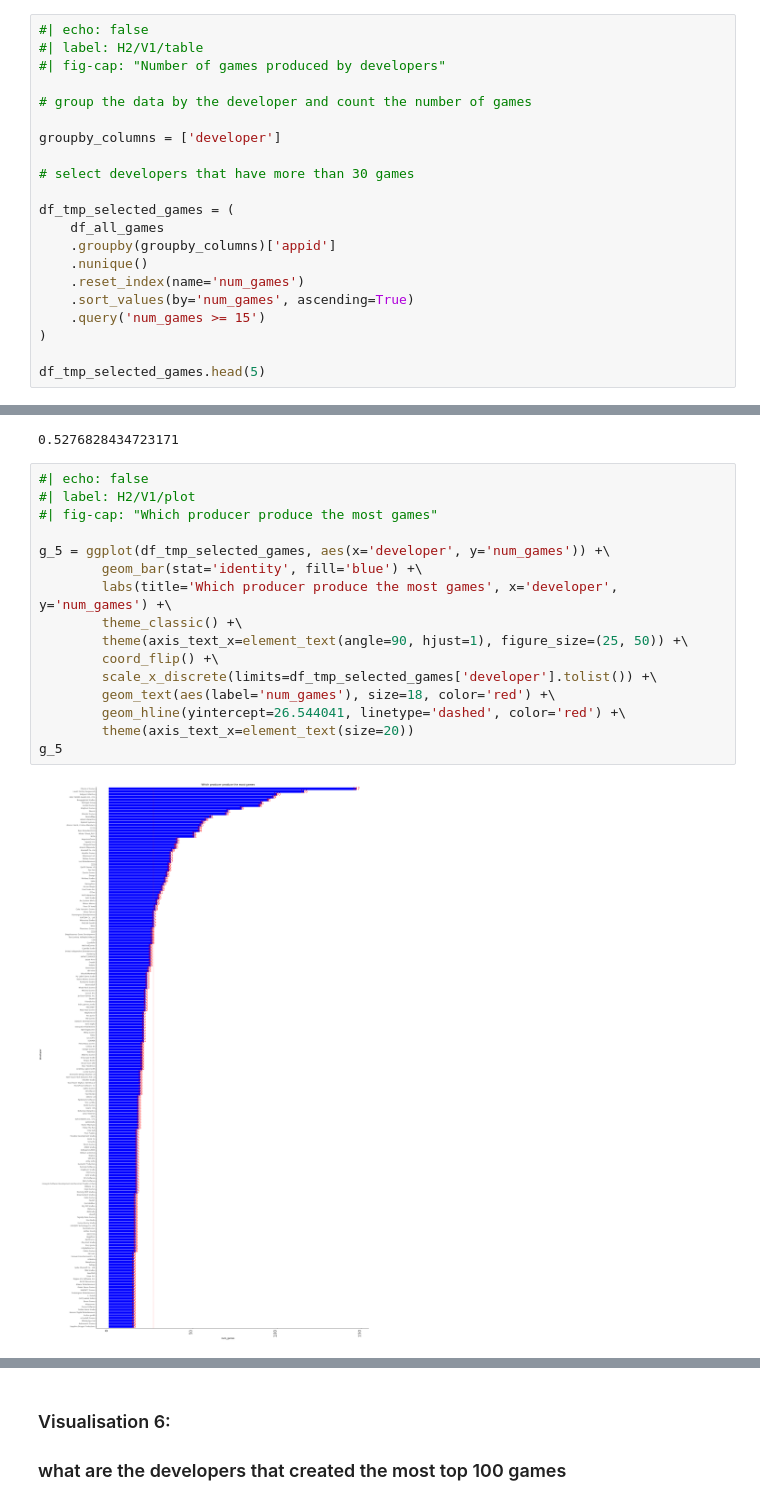
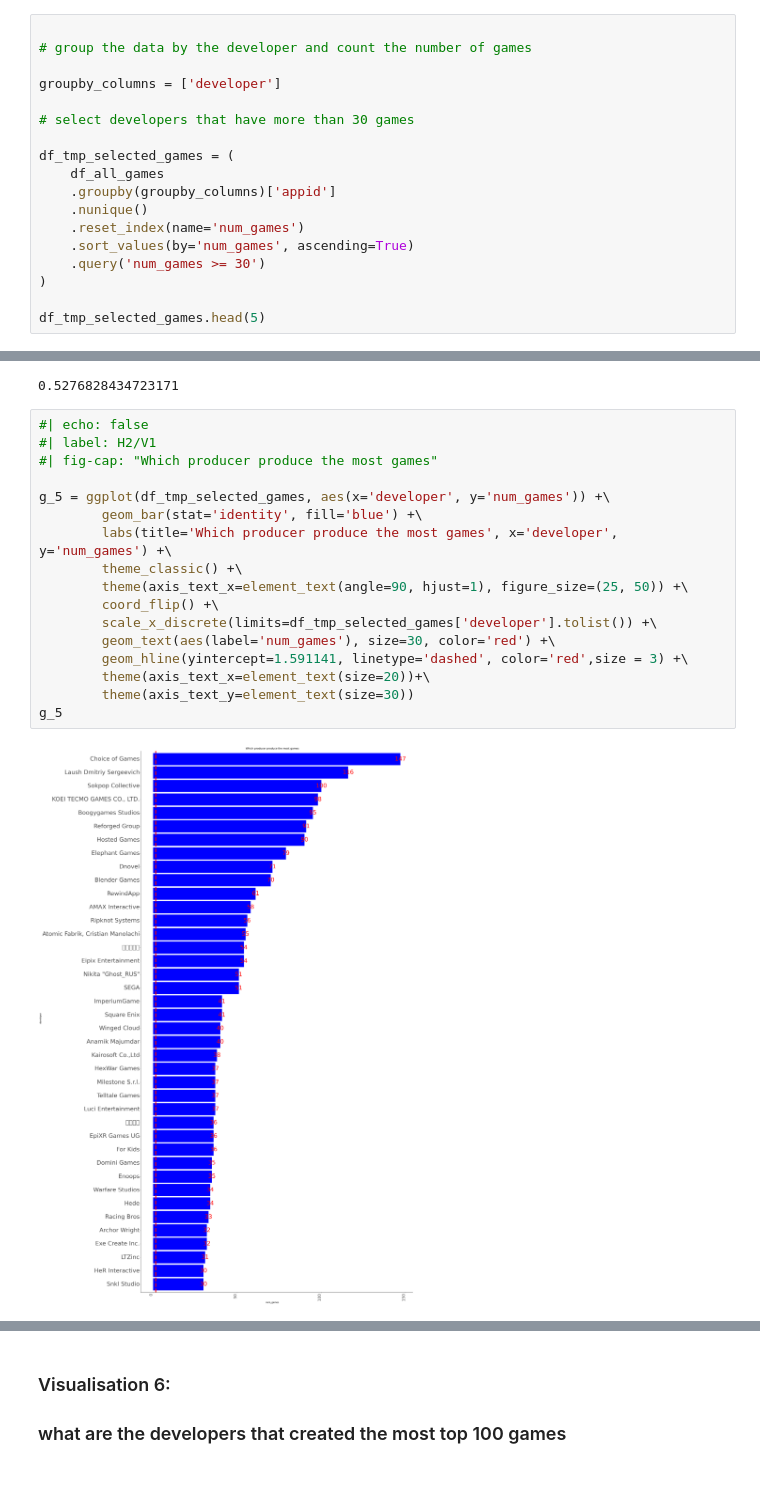
Before and after one commit to simondesh/DS105SuperStar, a Jupyter notebook: presentation/Pivoting.ipynb, the cells around one changed output, grey strips where cells are left out. Saved outputs shown, nothing was run; the diff lists cells and outputs as text; blank space fills up the shorter version.

```diff
--- a/presentation/Pivoting.ipynb
+++ b/presentation/Pivoting.ipynb
@@ -258,7 +272,4 @@ g_4
 # %%
-#| echo: false
-#| label: H2/V1/table
-#| fig-cap: "Number of games produced by developers"
 
 # group the data by the developer and count the number of games
 
@@ -272,7 +283,7 @@ df_tmp_selected_games = (
     .nunique()
     .reset_index(name='num_games')
     .sort_values(by='num_games', ascending=True)
-    .query('num_games >= 15')
+    .query('num_games >= 30')
 )
 
 df_tmp_selected_games.head(5)
@@ -327,19 +338,20 @@ proportion
 0.5276828434723171
 # %%
 #| echo: false
-#| label: H2/V1/plot
+#| label: H2/V1
 #| fig-cap: "Which producer produce the most games"
 
 g_5 = ggplot(df_tmp_selected_games, aes(x='developer', y='num_games')) +\
         geom_bar(stat='identity', fill='blue') +\
         labs(title='Which producer produce the most games', x='developer', y='num_games') +\
         theme_classic() +\
         theme(axis_text_x=element_text(angle=90, hjust=1), figure_size=(25, 50)) +\
         coord_flip() +\
         scale_x_discrete(limits=df_tmp_selected_games['developer'].tolist()) +\
-        geom_text(aes(label='num_games'), size=18, color='red') +\
-        geom_hline(yintercept=26.544041, linetype='dashed', color='red') +\
-        theme(axis_text_x=element_text(size=20))
+        geom_text(aes(label='num_games'), size=30, color='red') +\
+        geom_hline(yintercept=1.591141, linetype='dashed', color='red',size = 3) +\
+        theme(axis_text_x=element_text(size=20))+\
+        theme(axis_text_y=element_text(size=30))
 g_5
 # %% [output]
-[figure, old version]
+[figure, new version]
```
Also changed, not shown: parts of 6 cells of this notebook, 1 other file.
